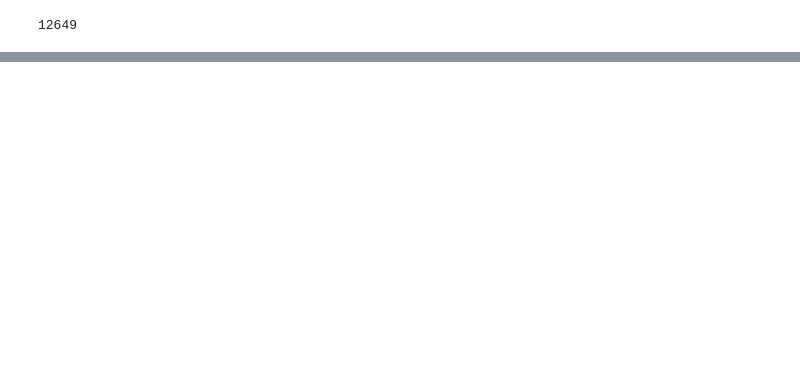
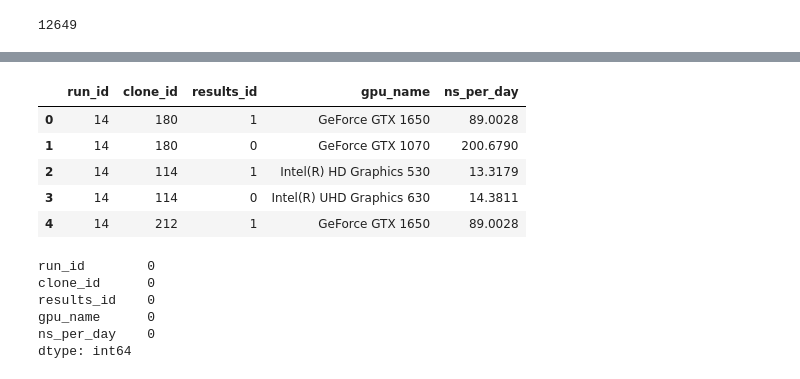
Before and after one commit to FoldingAtHome/fah-gpu-species, a Jupyter notebook: example.ipynb, the cells around one changed output, grey strips where cells are left out. Drawn from its saved outputs; the diff is of its cells as text; code cells hidden in the pictures; blank space fills up the shorter version.

```diff
--- a/example.ipynb
+++ b/example.ipynb
@@ -139,3 +127,21 @@ alt.Chart(df).mark_bar().encode(
 )
 # %% [output]
 [interactive output not drawn]
+# %%
+data.head()
+# %% [output]
+|  | run_id | clone_id | results_id | gpu_name | ns_per_day |
+| 0 | 14 | 180 | 1 | GeForce GTX 1650 | 89.0028 |
+| 1 | 14 | 180 | 0 | GeForce GTX 1070 | 200.6790 |
+| 2 | 14 | 114 | 1 | Intel(R) HD Graphics 530 | 13.3179 |
+| 3 | 14 | 114 | 0 | Intel(R) UHD Graphics 630 | 14.3811 |
+| 4 | 14 | 212 | 1 | GeForce GTX 1650 | 89.0028 |
+# %%
+data.isnull().sum()
+# %% [output]
+run_id        0
+clone_id      0
+results_id    0
+gpu_name      0
+ns_per_day    0
+dtype: int64
```
Also changed, not shown: parts of 8 cells of this notebook, 1 other file.
